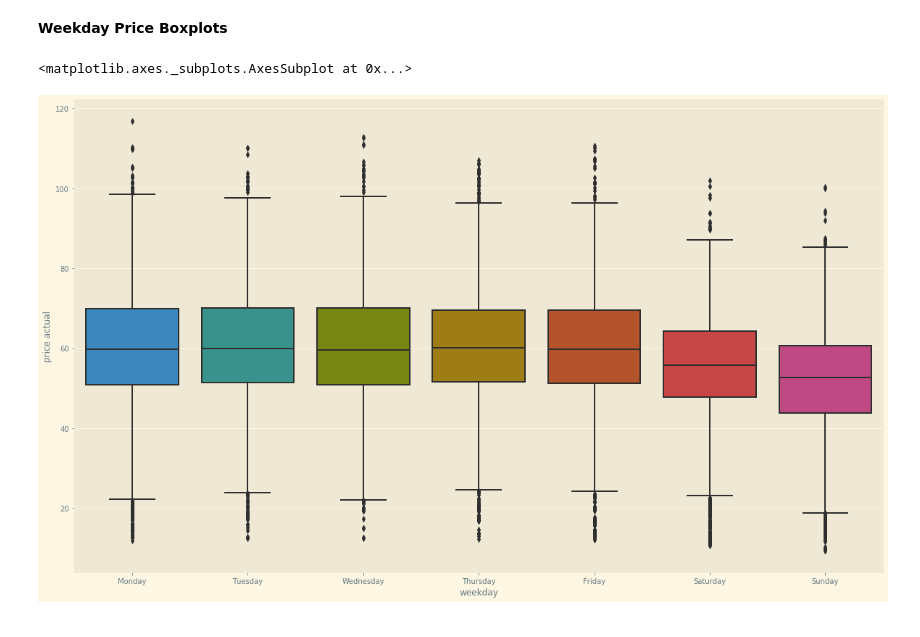
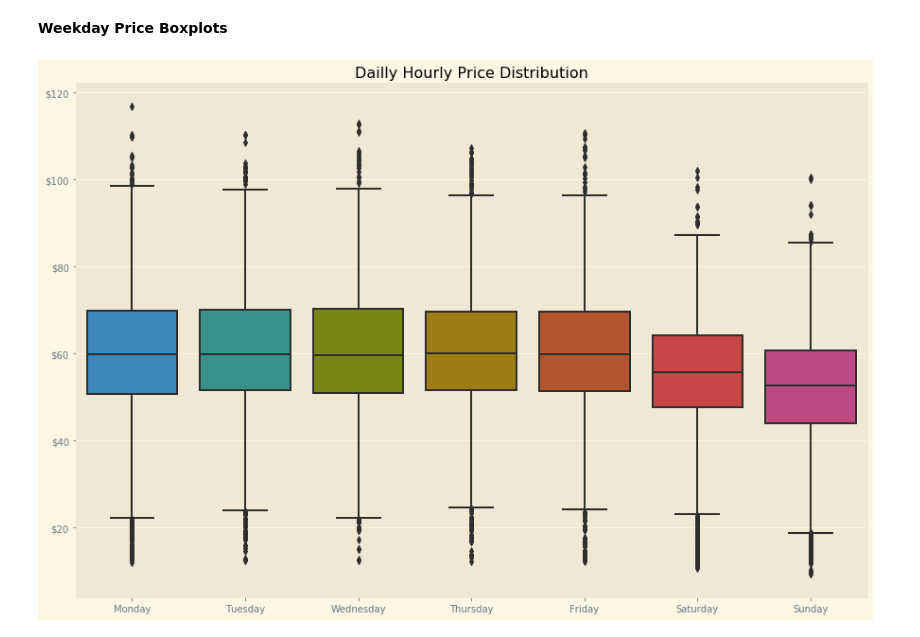
Before and after one commit to KishenSharma6/SpainEnergyAnalysis, a Jupyter notebook: Project Codes/02_Exploratory_Data_Analysis/2020_0620_Energy_Weather_EDA.ipynb, the cells around one changed output. Cells and saved outputs as stored; diff of their text form; code cells hidden in the pictures.

```diff
--- a/Project Codes/02_Exploratory_Data_Analysis/2020_0620_Energy_Weather_EDA.ipynb
+++ b/Project Codes/02_Exploratory_Data_Analysis/2020_0620_Energy_Weather_EDA.ipynb
@@ -25,7 +21,7 @@ pd.set_option("display.max_columns", 101)
 plt.style.use('Solarize_Light2')
 
 #Set path to save visualizations
-viz_path=r'C:\Users\kishe\Documents\Data Science\Projects\Python Projects\In Progress\Spain Hourly Energy Demand and Weather\Visualizations\Exploratory_Data_Analysis'
+viz_path=r'C:\Users\kishe\Documents\Data Science\Projects\Python Projects\In Progress\Spain Hourly Energy Demand and Weather\Visualizations\01_Exploratory_Data_Analysis'
 
 #Surpress warnings
 warnings.filterwarnings('ignore')
@@ -278,11 +269,11 @@ display(price_df.head())
 | 2015-01-01 03:00:00 | 59.32 | 2015-01-01 | 03:00:00 |
 | 2015-01-01 04:00:00 | 56.04 | 2015-01-01 | 04:00:00 |
 # %%
-#Extract Year,Month,weekday and add an is_weekend/is_evening flags as well
+#Extract Year,Month,weekday
 price_df['year'] = price_df.date.dt.year
 price_df['month'] = price_df.date.dt.month_name()
 price_df['weekday'] = price_df.date.dt.day_name()
-price_df['is_weekend?'] = price_df.weekday.apply(lambda x: True if (x == 'Saturday')|(x=='Sunday') else False)
 
+#Check
 display(price_df.head())
 # %% [output]
@@ -318,11 +326,19 @@ sns.lineplot(x= 'month', y ='price actual', hue = 'year',data = price_df, ax=ax)
 **Weekday Price Boxplots**
 # %%
 #Set figure
-f, ax = plt.subplots(figsize = (20,12))
+f, ax = plt.subplots(figsize = (15,10))
 
 #PLot data
 sns.boxplot(x='weekday', y='price actual', data = price_df,
            order=['Monday', 'Tuesday', 'Wednesday', 'Thursday','Friday','Saturday','Sunday'])
+
+###Set plot aesthetics###
+ax.set_title('Dailly Hourly Price Distribution')
+ax.set_xlabel('')
+ax.set_ylabel('')
+ax.get_yaxis().set_major_formatter(plt.FuncFormatter(lambda x, loc: "${:}".format(int(x))))
+
+#Save Figure
+plt.savefig(viz_path + '/Daily_Boxplots.png',bbox_inches='tight')
 # %% [output]
-<matplotlib.axes._subplots.AxesSubplot at 0x...>
-[figure, old version]
+[figure, new version]
```
Also changed, not shown: parts of 13 cells of this notebook.
